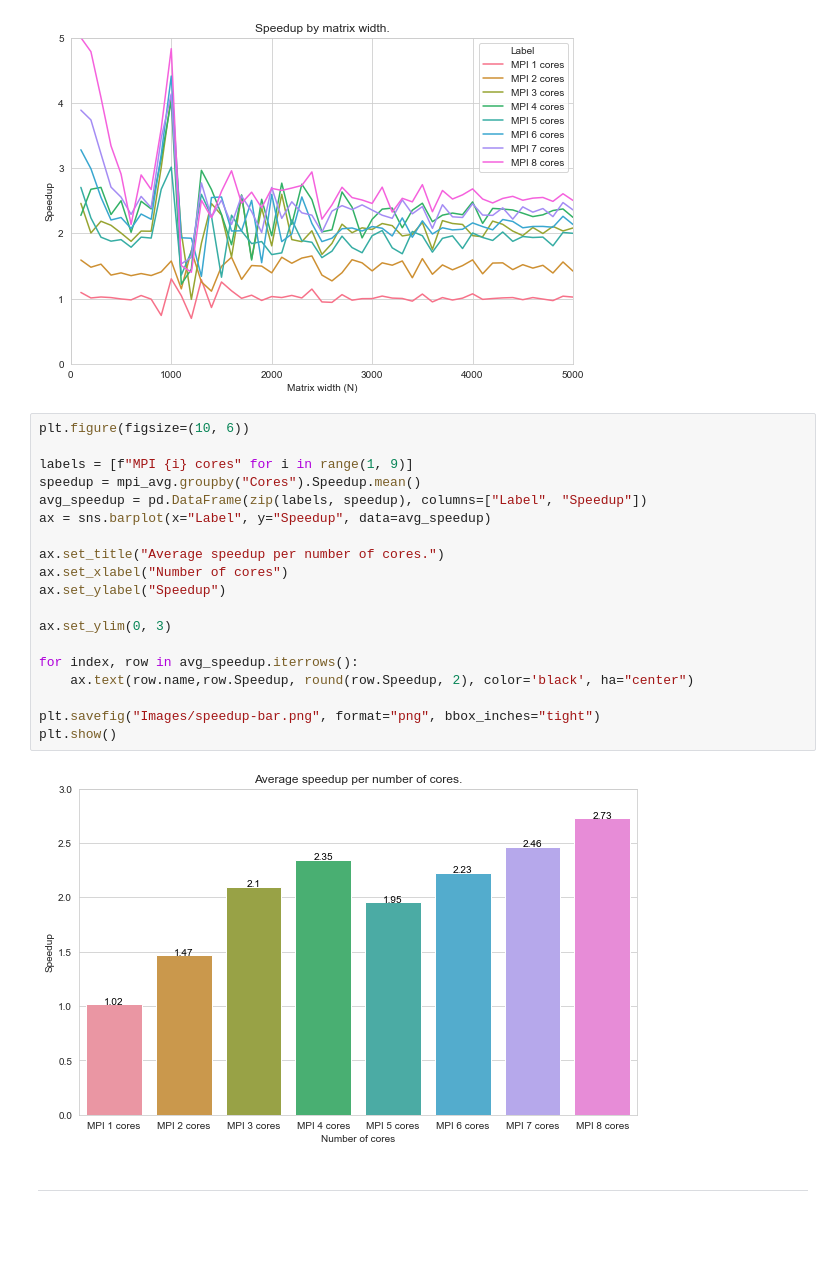
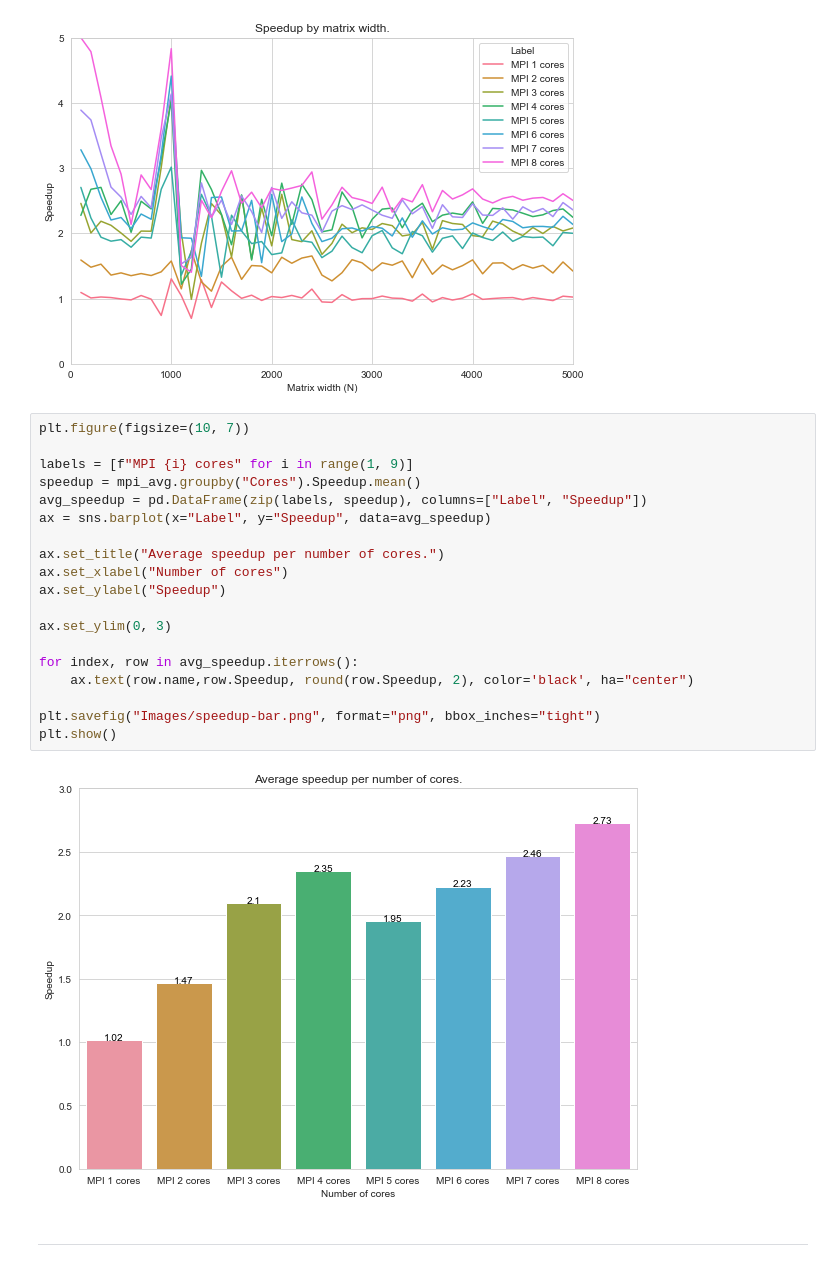
Before and after one commit to JordyAaldering/Parallel-Computing, a Jupyter notebook: Project03/Evaluation/Evaluation.ipynb, the cells around one changed output. Drawn from its saved outputs; the diff is of its cells as text; blank space fills up the shorter version.

Commit message:
Larger bar charts

```diff
--- a/Project03/Evaluation/Evaluation.ipynb
+++ b/Project03/Evaluation/Evaluation.ipynb
@@ -198,26 +198,26 @@ plt.show()
 # %% [output]
 [figure]
 # %%
-plt.figure(figsize=(10, 6))
+plt.figure(figsize=(10, 7))
 
 labels = [f"MPI {i} cores" for i in range(1, 9)]
 speedup = mpi_avg.groupby("Cores").Speedup.mean()
 avg_speedup = pd.DataFrame(zip(labels, speedup), columns=["Label", "Speedup"])
 ax = sns.barplot(x="Label", y="Speedup", data=avg_speedup)
 
 ax.set_title("Average speedup per number of cores.")
 ax.set_xlabel("Number of cores")
 ax.set_ylabel("Speedup")
 
 ax.set_ylim(0, 3)
 
 for index, row in avg_speedup.iterrows():
     ax.text(row.name,row.Speedup, round(row.Speedup, 2), color='black', ha="center")
 
 plt.savefig("Images/speedup-bar.png", format="png", bbox_inches="tight")
 plt.show()
 # %% [output]
-[figure, old version]
+[figure, new version]
 # %% [markdown]
 ---
 # %%
```
Also changed, not shown: parts of 1 cell of this notebook.
